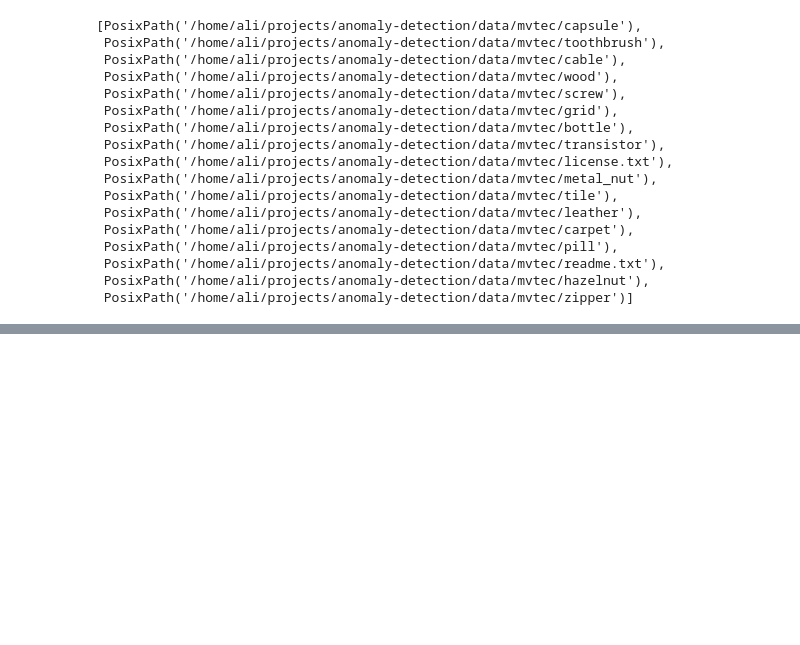
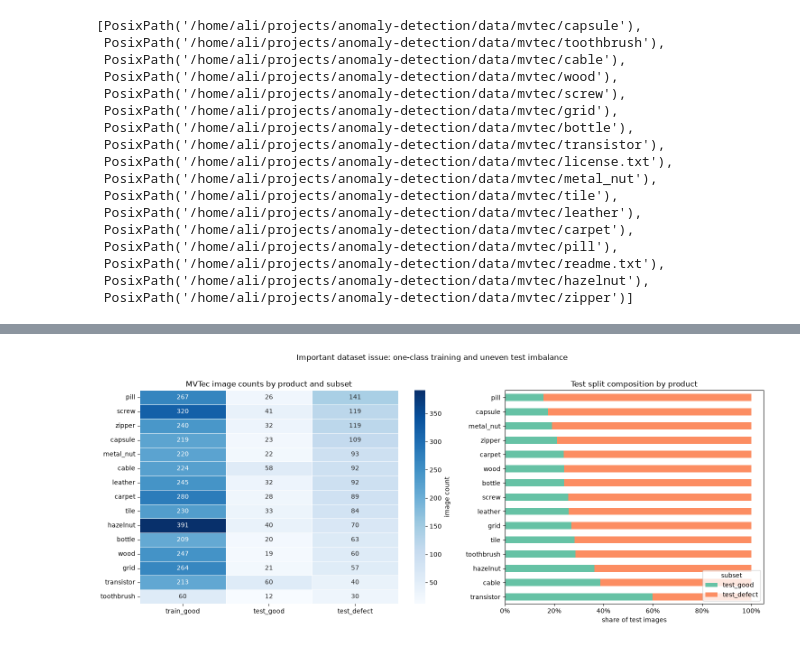
Before and after one commit to abulhawa/anomaly-detection, a Jupyter notebook: notebooks/01_data_exploration.ipynb, the cells around one changed output, grey strips where cells are left out. Cells and saved outputs as stored; diff of their text form; code cells hidden in the pictures; blank space fills up the shorter version.

Commit message:
Expand MVTec data exploration

```diff
--- a/notebooks/01_data_exploration.ipynb
+++ b/notebooks/01_data_exploration.ipynb
@@ -149,0 +192,49 @@ ValueError: The truth value of an array with more than one element is ambiguous.
+# %%
+image_df = df[df["kind"].eq("image")].copy()
+
+image_df["subset"] = np.select(
+    [
+        image_df["split"].eq("train") & image_df["is_good"],
+        image_df["split"].eq("test") & image_df["is_good"],
+        image_df["split"].eq("test") & image_df["is_defect"],
+    ],
+    ["train_good", "test_good", "test_defect"],
+    default="other",
+)
+
+count_table = (
+    image_df.groupby(["product", "subset"])
+    .size()
+    .unstack(fill_value=0)
+    .reindex(columns=["train_good", "test_good", "test_defect"], fill_value=0)
+    .sort_values("test_defect", ascending=False)
+)
+
+fig, axes = plt.subplots(1, 2, figsize=(15, 6), width_ratios=[1.25, 1])
+
+sns.heatmap(
+    count_table,
+    annot=True,
+    fmt="d",
+    cmap="Blues",
+    linewidths=0.5,
+    cbar_kws={"label": "image count"},
+    ax=axes[0],
+)
+axes[0].set_title("MVTec image counts by product and subset")
+axes[0].set_xlabel("")
+axes[0].set_ylabel("")
+
+test_mix = count_table[["test_good", "test_defect"]]
+test_mix_pct = test_mix.div(test_mix.sum(axis=1), axis=0).sort_values("test_defect")
+test_mix_pct.plot(kind="barh", stacked=True, ax=axes[1], color=["#66c2a5", "#fc8d62"])
+axes[1].set_title("Test split composition by product")
+axes[1].set_xlabel("share of test images")
+axes[1].set_ylabel("")
+axes[1].legend(title="subset", loc="lower right")
+axes[1].xaxis.set_major_formatter(plt.FuncFormatter(lambda value, _: f"{value:.0%}"))
+
+fig.suptitle("Important dataset issue: one-class training and uneven test imbalance", y=1.02)
+fig.tight_layout()
+# %% [output]
+[figure, added]
```
Also changed, not shown: parts of 13 cells of this notebook.
